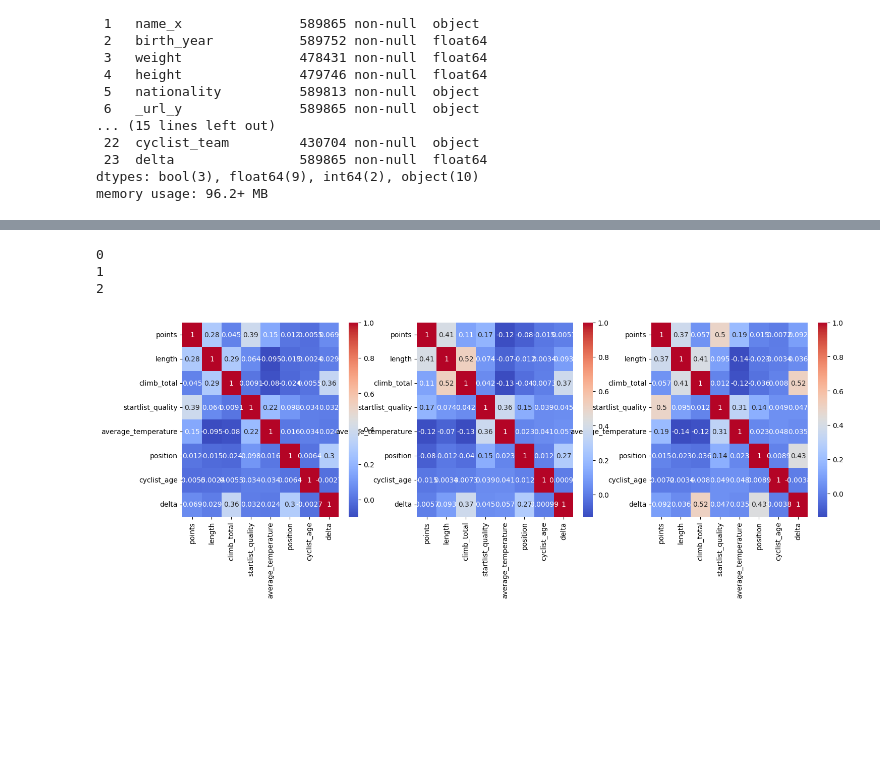
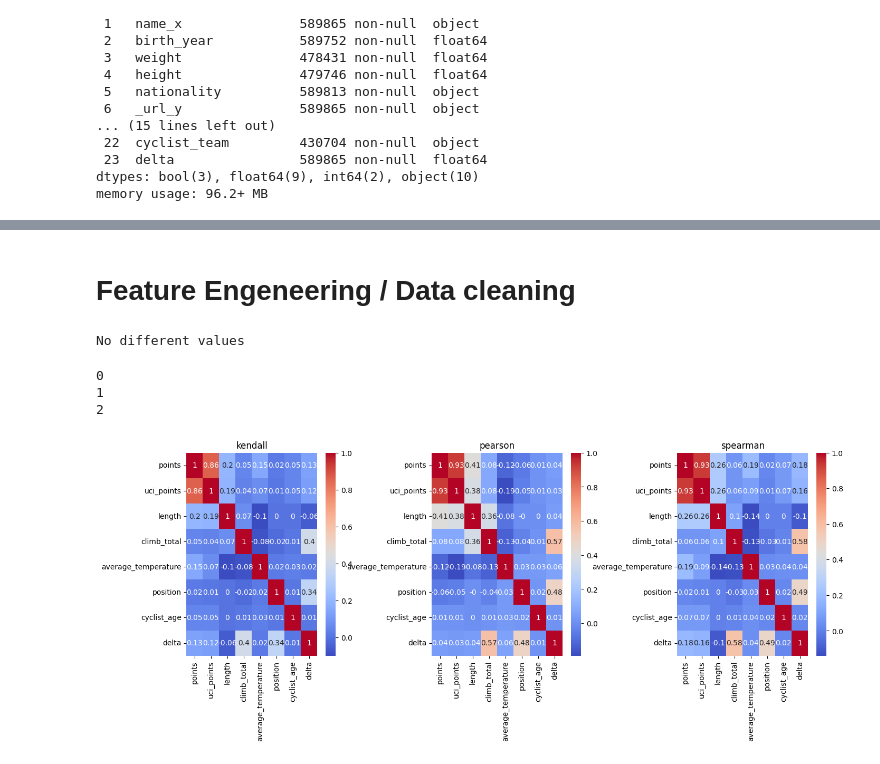
Before and after one commit to fefex302/Data-Mining, a Jupyter notebook: Data_Understanding.ipynb, the cells around one changed output, grey strips where cells are left out. Saved outputs shown, nothing was run; the diff lists cells and outputs as text; code cells hidden in the pictures; blank space fills up the shorter version.

Commit message:
started feature engeneering

```diff
--- a/Data_Understanding.ipynb
+++ b/Data_Understanding.ipynb
@@ -99,10 +97,5 @@ is_gravel                   1
 cyclist_team               91
 delta                    2836
 dtype: int64
-# %%
-#races['points'] = races['points'].astype(object)
-races['uci_points'] = races['uci_points'].astype(object)
-races['profile'] = races['profile'].astype(object)
-#races['startlist_quality'] = races['startlist_quality'].astype(object)
 # %% [markdown]
 Lo startlist_quality della gara è davvero categorico? Dato che è un valore che non è cappato potrebbe essere numerico.
@@ -353,7 +274,7 @@ Data columns (total 24 columns):
 dtypes: bool(3), float64(9), int64(2), object(10)
 memory usage: 96.2+ MB
 # %%
-final_dataset = merged_dataset.drop(columns=['name_x','height','weight','_url_y','name_y','cyclist'])
+final_dataset = merged_dataset.drop(columns=['name_x','height','average_temperature','weight','cyclist'])
 # %%
 final_dataset.info()
 # %% [output]
@@ -440,0 +321,25 @@ correlations_final
+# %% [markdown]
+# Feature Engeneering / Data cleaning
+# %%
+import re
+
+
+# Controllo se la data dell'url corrisponde con la data di 'date'prima di andare a sostituire
+# Es:
+# url: vuelta-a-espana/2017/stage-20
+# date: 2017-09-09 03:31:33
+# In this case 2017 is the same so there are no errors, i can change the date to 2017 safely
+
+different = []
+pattern = r'(?P<anno>\d{4})'
+
+for index,(url,date) in enumerate(zip(final_dataset['_url_y'],final_dataset['date'])):
+    first = re.search(pattern, url).group()
+    second = re.search(r'\d+', date).group()
+    if(first != second):
+        different.append(index)
+
+if(len(different) == 0):
+    print('No different values')
+# %% [output]
+No different values
@@ -441,25 +352,49 @@ correlations_final
 # %%
+from dataunderstanding import correlations
+import seaborn as sns
+import matplotlib.pyplot as plt
+
+#change type
+#final_dataset['points'] = final_dataset['points'].astype(object)
+final_dataset['uci_points'] = final_dataset['uci_points'].astype('Float64')
+final_dataset['profile'] = final_dataset['profile'].astype(object)
+final_dataset['startlist_quality'] = final_dataset['startlist_quality'].astype(object)
+
+# Dataset where all the record with at least 1 value null are dropped
+final_dataset_nonull = final_dataset.dropna()
+
+# Dataset where i only take numerical columns
+final_dataset_numerical = final_dataset_nonull.select_dtypes(include="number")
+
+# Correlations of final dataset
+correlations_final = correlations(final_dataset_numerical)
+
+# List of different correlations: Pearson,
 correlations = []
 for tipo in correlations_final['correlation_type'].unique():
     df_tipo = correlations_final[correlations_final['correlation_type'] == tipo]
 
     correlations.append(df_tipo)
 
 
 
-fig, axs = plt.subplots(1, 3, figsize=(17, 5))  # 1 riga, 3 colonne
+fig, axs = plt.subplots(1,3, figsize=(16, 5))  # 1 riga, 3 colonne
 
 for i,ax in enumerate(axs.flat):
     print(i)
     tmp = correlations[i].drop(columns='correlation_type')
-    sns.heatmap(tmp, annot=True, cmap='coolwarm', ax=ax)
+    sns.heatmap(tmp.round(2),annot=True, cmap='coolwarm', ax=ax)
+    ax.set_title(correlations[i]['correlation_type'].iloc[-1])
 
 #plt.tight_layout()
+
+plt.subplots_adjust(wspace=0.5)
+
 plt.show()
 # sns.heatmap(correlations[0], annot=True, cmap='coolwarm', center=0)
 # plt.show()
 # %% [output]
 0
 1
 2
-[figure, old version]
+[figure, new version]
```
Also changed, not shown: parts of 20 cells of this notebook, 1 other file.
